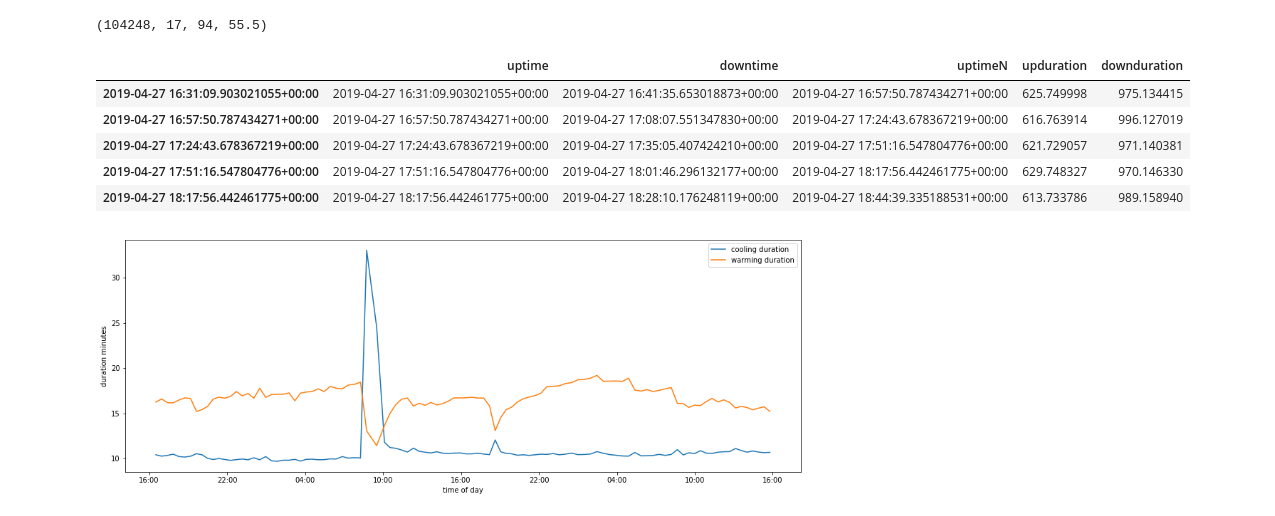
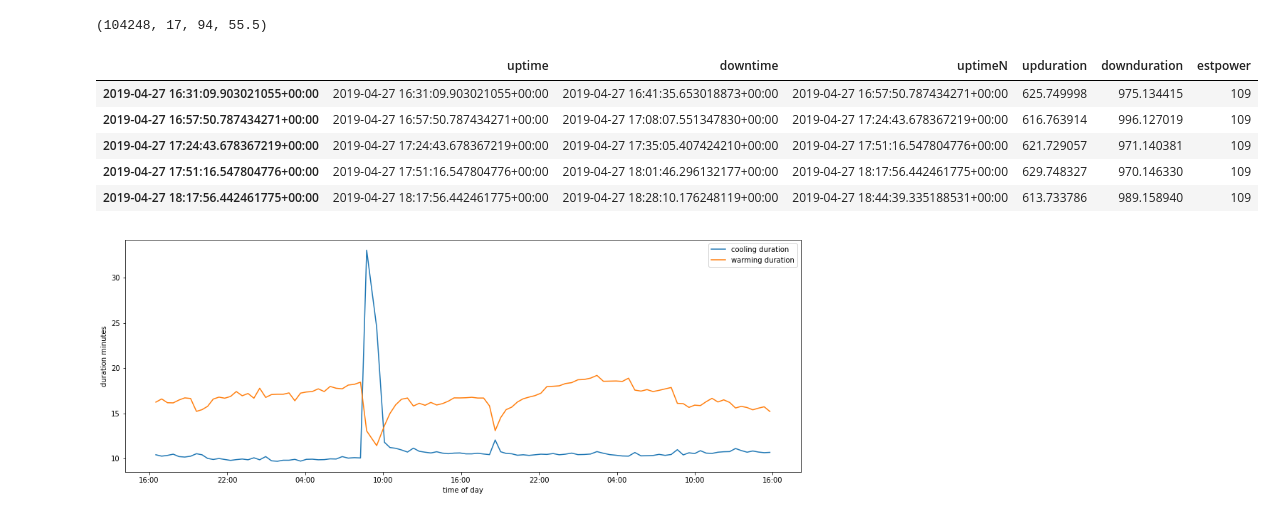
Before and after one commit to goatchurchprime/squarewavepowermonitor, a Jupyter notebook: sonoffpoweranalysis/fridge_cycle.ipynb, the cells around one changed output. Drawn from its saved outputs; the diff is of its cells as text; code cells hidden in the pictures.

```diff
--- a/sonoffpoweranalysis/fridge_cycle.ipynb
+++ b/sonoffpoweranalysis/fridge_cycle.ipynb
@@ -71,26 +71,32 @@ upelements.index.to_series?
 # %%
 from matplotlib import pyplot as plt
 %matplotlib inline
 
 import pandas
 upelements = ig[(ig.shift()<cutvalue) & (ig>=cutvalue)]
 downelements = ig[(ig.shift()>=cutvalue) & (ig<cutvalue)]
 
 updowns = pandas.DataFrame(data={"uptime":upelements.index.to_series(keep_tz=True),
                                  "downtime":downelements.index.to_series(keep_tz=True)})
 updowns.downtime = updowns.downtime.shift(-1)
 updowns["uptimeN"] = updowns.uptime.shift(-2)
 updowns = updowns.dropna()
 updowns["upduration"] = (updowns.downtime - updowns.uptime)/pandas.Timedelta(seconds=1)
 updowns["downduration"] = (updowns.uptimeN - updowns.downtime)/pandas.Timedelta(seconds=1)
+
+updowns["estpower"] = 0
+for i in range(len(updowns)):
+    u = updowns.iloc[i]
+    updowns.estpower.iat[i] = ig[u.uptime:u.downtime].iloc[20:-10].mean()
+
 updowns.head()
 # %% [output]
-|  | uptime | downtime | uptimeN | upduration | downduration |
-| 2019-04-27 16:31:09.903021055+00:00 | 2019-04-27 16:31:09.903021055+00:00 | 2019-04-27 16:41:35.653018873+00:00 | 2019-04-27 16:57:50.787434271+00:00 | 625.749998 | 975.134415 |
-| 2019-04-27 16:57:50.787434271+00:00 | 2019-04-27 16:57:50.787434271+00:00 | 2019-04-27 17:08:07.551347830+00:00 | 2019-04-27 17:24:43.678367219+00:00 | 616.763914 | 996.127019 |
-| 2019-04-27 17:24:43.678367219+00:00 | 2019-04-27 17:24:43.678367219+00:00 | 2019-04-27 17:35:05.407424210+00:00 | 2019-04-27 17:51:16.547804776+00:00 | 621.729057 | 971.140381 |
-| 2019-04-27 17:51:16.547804776+00:00 | 2019-04-27 17:51:16.547804776+00:00 | 2019-04-27 18:01:46.296132177+00:00 | 2019-04-27 18:17:56.442461775+00:00 | 629.748327 | 970.146330 |
-| 2019-04-27 18:17:56.442461775+00:00 | 2019-04-27 18:17:56.442461775+00:00 | 2019-04-27 18:28:10.176248119+00:00 | 2019-04-27 18:44:39.335188531+00:00 | 613.733786 | 989.158940 |
+|  | uptime | downtime | uptimeN | upduration | downduration | estpower |
+| 2019-04-27 16:31:09.903021055+00:00 | 2019-04-27 16:31:09.903021055+00:00 | 2019-04-27 16:41:35.653018873+00:00 | 2019-04-27 16:57:50.787434271+00:00 | 625.749998 | 975.134415 | 109 |
+| 2019-04-27 16:57:50.787434271+00:00 | 2019-04-27 16:57:50.787434271+00:00 | 2019-04-27 17:08:07.551347830+00:00 | 2019-04-27 17:24:43.678367219+00:00 | 616.763914 | 996.127019 | 109 |
+| 2019-04-27 17:24:43.678367219+00:00 | 2019-04-27 17:24:43.678367219+00:00 | 2019-04-27 17:35:05.407424210+00:00 | 2019-04-27 17:51:16.547804776+00:00 | 621.729057 | 971.140381 | 109 |
+| 2019-04-27 17:51:16.547804776+00:00 | 2019-04-27 17:51:16.547804776+00:00 | 2019-04-27 18:01:46.296132177+00:00 | 2019-04-27 18:17:56.442461775+00:00 | 629.748327 | 970.146330 | 109 |
+| 2019-04-27 18:17:56.442461775+00:00 | 2019-04-27 18:17:56.442461775+00:00 | 2019-04-27 18:28:10.176248119+00:00 | 2019-04-27 18:44:39.335188531+00:00 | 613.733786 | 989.158940 | 109 |
 # %%
 import matplotlib.dates as dates
 plt.figure(figsize=(17,6))
```
Also changed, not shown: parts of 1 cell of this notebook.
